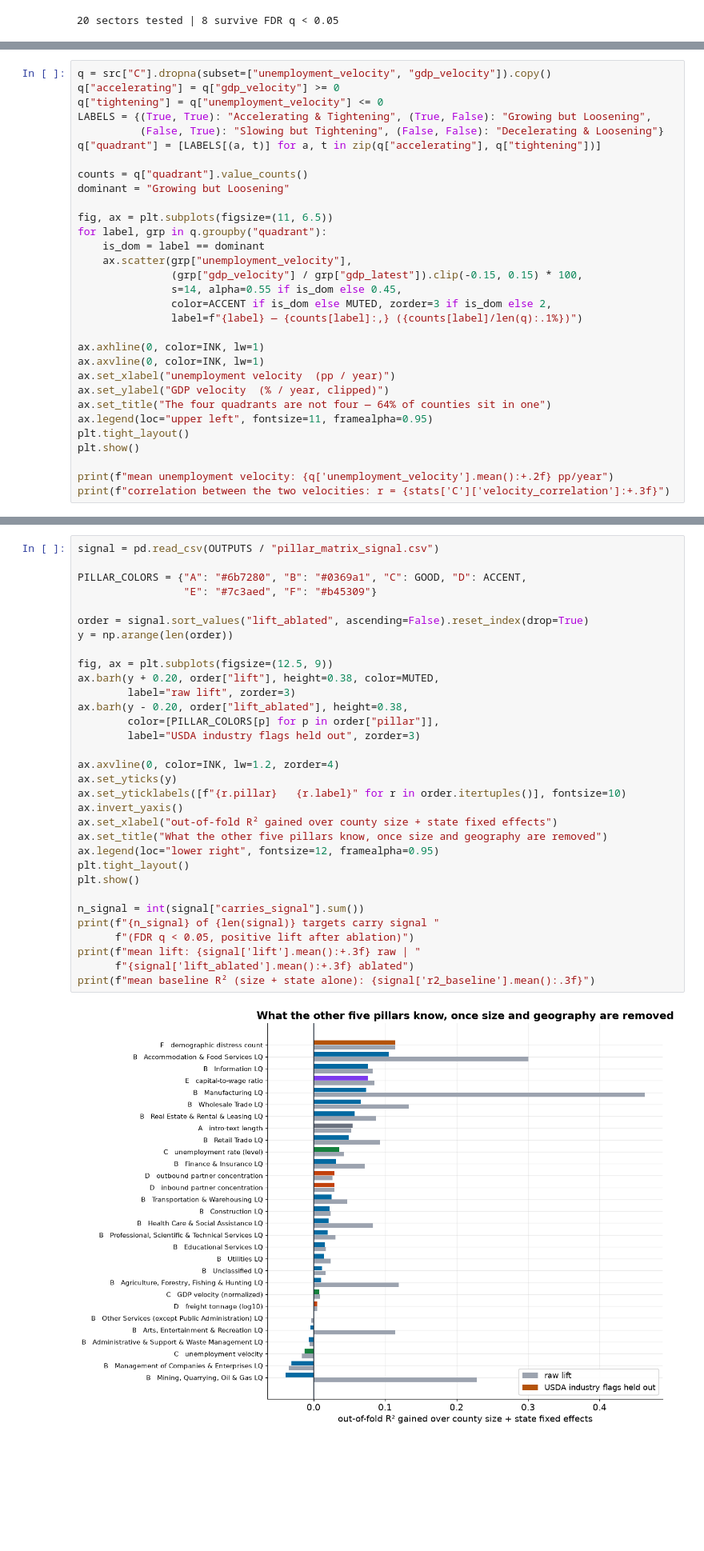
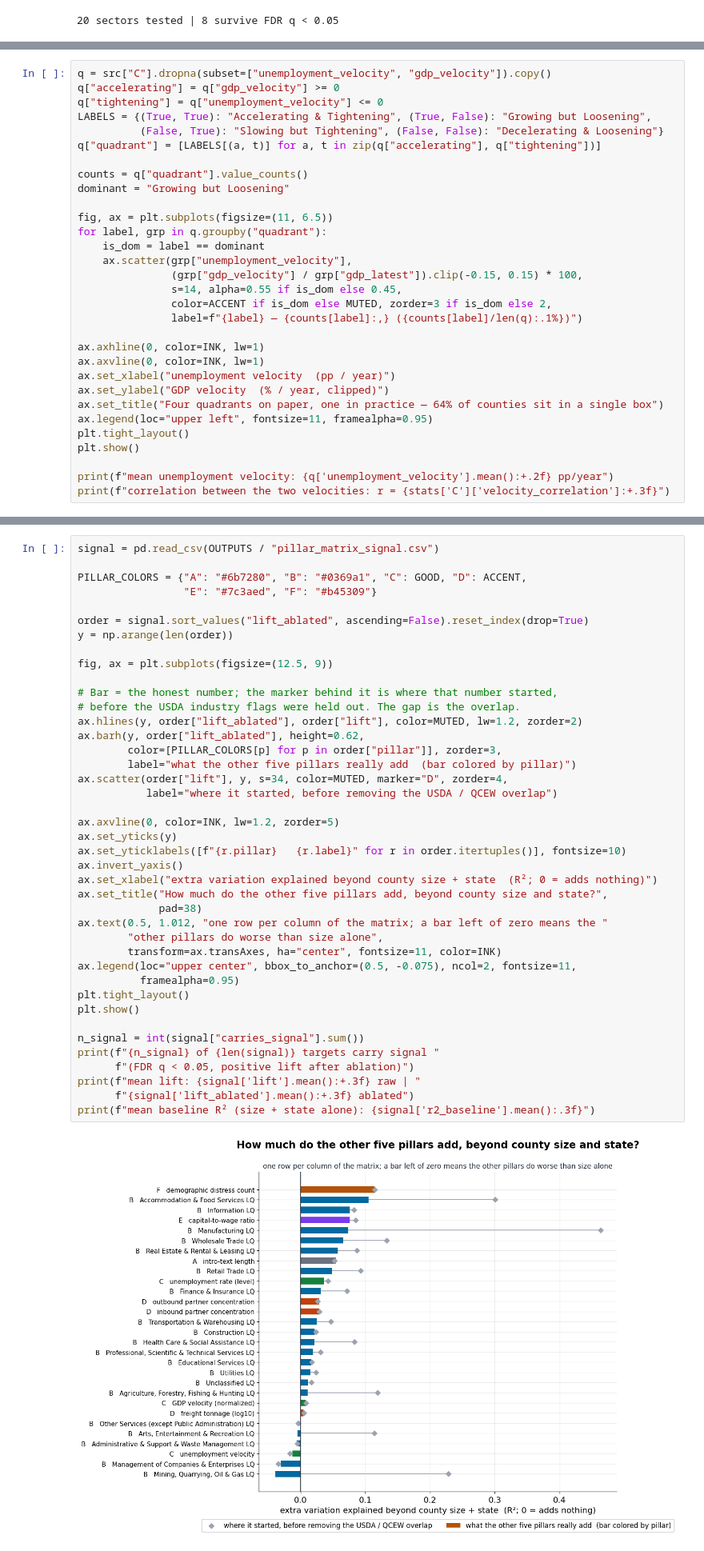
Before and after one commit to Max-Garcia-06/macro_embeddings, a Jupyter notebook: analysis-output/E_macro_key_findings.ipynb, the cells around one changed output, grey strips where cells are left out. Shown at 80% size. Drawn from its saved outputs; the diff is of its cells as text; blank space fills up the shorter version.

```diff
--- a/analysis-output/E_macro_key_findings.ipynb
+++ b/analysis-output/E_macro_key_findings.ipynb
@@ -463,7 +501,7 @@ ax.axhline(0, color=INK, lw=1)
 ax.axvline(0, color=INK, lw=1)
 ax.set_xlabel("unemployment velocity  (pp / year)")
 ax.set_ylabel("GDP velocity  (% / year, clipped)")
-ax.set_title("The four quadrants are not four — 64% of counties sit in one")
+ax.set_title("Four quadrants on paper, one in practice — 64% of counties sit in a single box")
 ax.legend(loc="upper left", fontsize=11, framealpha=0.95)
 plt.tight_layout()
 plt.show()
@@ -755,37 +861,46 @@ out.
 # %%
 signal = pd.read_csv(OUTPUTS / "pillar_matrix_signal.csv")
 
 PILLAR_COLORS = {"A": "#6b7280", "B": "#0369a1", "C": GOOD, "D": ACCENT,
                  "E": "#7c3aed", "F": "#b45309"}
 
 order = signal.sort_values("lift_ablated", ascending=False).reset_index(drop=True)
 y = np.arange(len(order))
 
 fig, ax = plt.subplots(figsize=(12.5, 9))
-ax.barh(y + 0.20, order["lift"], height=0.38, color=MUTED,
-        label="raw lift", zorder=3)
-ax.barh(y - 0.20, order["lift_ablated"], height=0.38,
-        color=[PILLAR_COLORS[p] for p in order["pillar"]],
-        label="USDA industry flags held out", zorder=3)
 
-ax.axvline(0, color=INK, lw=1.2, zorder=4)
+# Bar = the honest number; the marker behind it is where that number started,
+# before the USDA industry flags were held out. The gap is the overlap.
+ax.hlines(y, order["lift_ablated"], order["lift"], color=MUTED, lw=1.2, zorder=2)
+ax.barh(y, order["lift_ablated"], height=0.62,
+        color=[PILLAR_COLORS[p] for p in order["pillar"]], zorder=3,
+        label="what the other five pillars really add  (bar colored by pillar)")
+ax.scatter(order["lift"], y, s=34, color=MUTED, marker="D", zorder=4,
+           label="where it started, before removing the USDA / QCEW overlap")
+
+ax.axvline(0, color=INK, lw=1.2, zorder=5)
 ax.set_yticks(y)
 ax.set_yticklabels([f"{r.pillar}   {r.label}" for r in order.itertuples()], fontsize=10)
 ax.invert_yaxis()
-ax.set_xlabel("out-of-fold R² gained over county size + state fixed effects")
-ax.set_title("What the other five pillars know, once size and geography are removed")
-ax.legend(loc="lower right", fontsize=12, framealpha=0.95)
+ax.set_xlabel("extra variation explained beyond county size + state  (R²; 0 = adds nothing)")
+ax.set_title("How much do the other five pillars add, beyond county size and state?",
+             pad=38)
+ax.text(0.5, 1.012, "one row per column of the matrix; a bar left of zero means the "
+        "other pillars do worse than size alone",
+        transform=ax.transAxes, ha="center", fontsize=11, color=INK)
+ax.legend(loc="upper center", bbox_to_anchor=(0.5, -0.075), ncol=2, fontsize=11,
+          framealpha=0.95)
 plt.tight_layout()
 plt.show()
 
 n_signal = int(signal["carries_signal"].sum())
 print(f"{n_signal} of {len(signal)} targets carry signal "
       f"(FDR q < 0.05, positive lift after ablation)")
 print(f"mean lift: {signal['lift'].mean():+.3f} raw | "
       f"{signal['lift_ablated'].mean():+.3f} ablated")
 print(f"mean baseline R² (size + state alone): {signal['r2_baseline'].mean():.3f}")
 # %% [output]
-[figure, old version]
+[figure, new version]
 23 of 29 targets carry signal (FDR q < 0.05, positive lift after ablation)
 mean lift: +0.077 raw | +0.030 ablated
 mean baseline R² (size + state alone): 0.260
```
Also changed, not shown: parts of 22 cells of this notebook.
